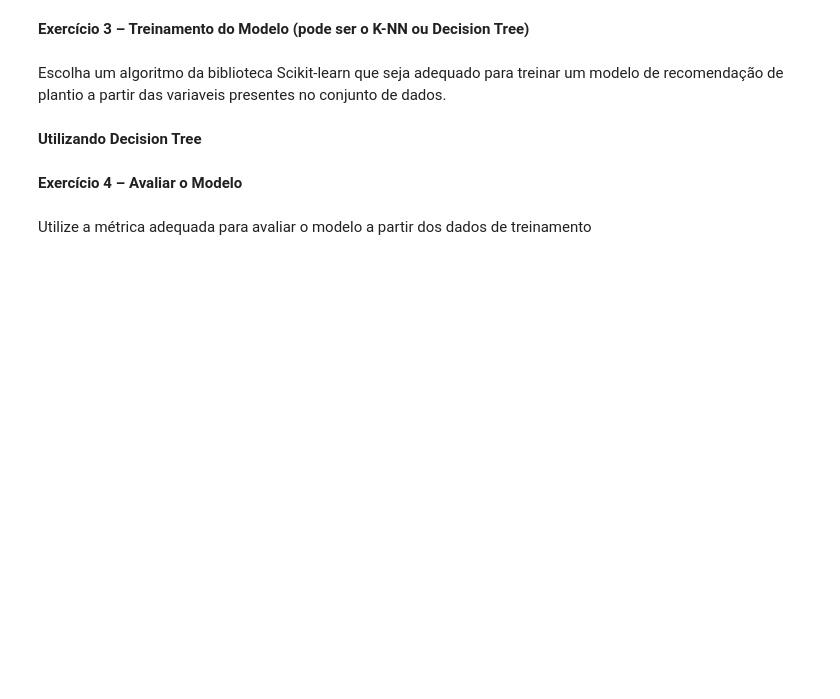
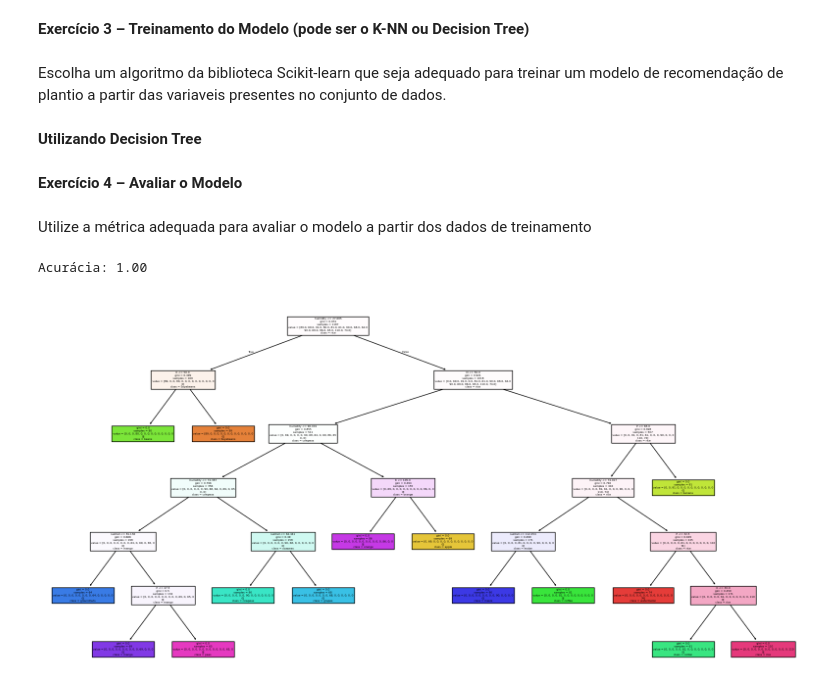
Before and after one commit to AlanEdward19/ArtificialInteligence9thSemester, a Jupyter notebook: Lista1_A.ipynb, the cells around one changed output. Cells and saved outputs as stored; diff of their text form; code cells hidden in the pictures; blank space fills up the shorter version.

Commit message:
Refactor Jupyter Notebook for supervised learning exercises and enhance dataset handling

```diff
--- a/Lista1_A.ipynb
+++ b/Lista1_A.ipynb
@@ -44,0 +41,4 @@ Exiba quantas amostras existem por classe (label)
+# %%
+dataset = pd.read_csv('Crop_recommendation.csv')
+
+print(dataset['label'].value_counts())
@@ -50,0 +67,8 @@ Realize a divisão dos dados em treinamento e testes
+# %%
+x = dataset.drop('label', axis=1)
+y = dataset['label']
+
+x_train, x_test, y_train, y_test = train_test_split(x, y, test_size=0.3, random_state=42)
+
+print(f'Tamanho do conjunto de treinamento: {x_train.shape[0]} amostras')
+print(f'Tamanho do conjunto de teste: {x_test.shape[0]} amostras')
@@ -59,5 +84,24 @@ Escolha um algoritmo da biblioteca Scikit-learn que seja adequado para treinar u
+# %%
+clf = DecisionTreeClassifier(random_state=42)
+
+clf.fit(x_train, y_train)
+
+y_pred = clf.predict(x_test)
 # %% [markdown]
 **Exercício 4 – Avaliar o Modelo**
 # %% [markdown]
 Utilize a métrica adequada para avaliar o modelo a partir dos dados de treinamento
+# %%
+accuracy = accuracy_score(y_test, y_pred)
+print(f'Acurácia: {accuracy:.2f}')
+# %% [output]
+Acurácia: 1.00
+# %%
+# Visualizar a árvore de decisão em forma de grafico
+
+plt.figure(figsize=(20,10))
+plot_tree(clf, feature_names=x.columns, class_names=clf.classes_, filled=True)
+plt.show()
+# %% [output]
+[figure, added]
 # %%
```
Also changed, not shown: parts of 8 cells of this notebook.
